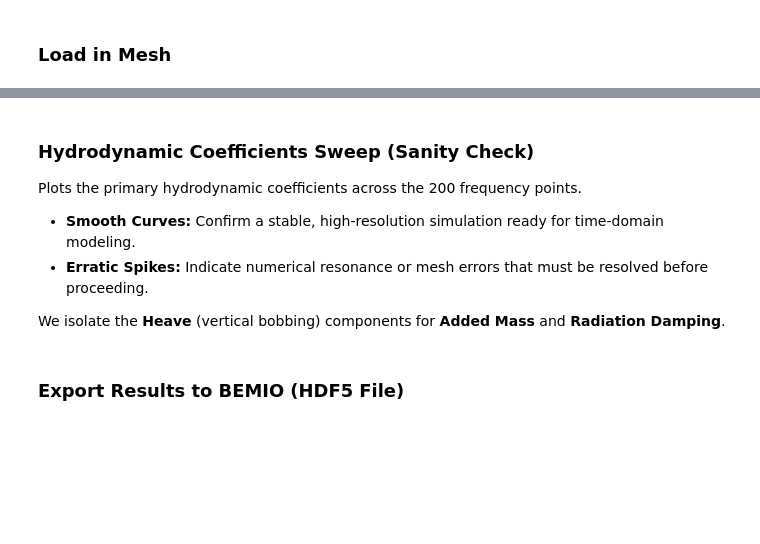
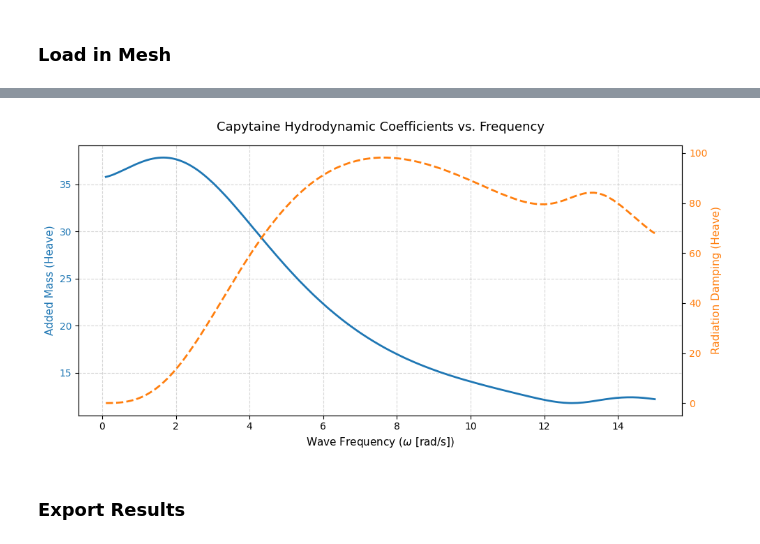
Before and after one commit to liamGaeuman/buoy-wave-processing, a Jupyter notebook: capytaine_hydrodynamics.ipynb, the cells around one changed output, grey strips where cells are left out. Saved outputs shown, nothing was run; the diff lists cells and outputs as text; code cells hidden in the pictures; blank space fills up the shorter version.

```diff
--- a/capytaine_hydrodynamics.ipynb
+++ b/capytaine_hydrodynamics.ipynb
@@ -130,39 +161,31 @@ print(f"Successfully computed {len(results)} hydrodynamic results")
-# %% [markdown]
-### Hydrodynamic Coefficients Sweep (Sanity Check)
-Plots the primary hydrodynamic coefficients across the 200 frequency points.
-* **Smooth Curves:** Confirm a stable, high-resolution simulation ready for time-domain modeling.
-* **Erratic Spikes:** Indicate numerical resonance or mesh errors that must be resolved before proceeding.
-
-We isolate the **Heave** (vertical bobbing) components for **Added Mass** and **Radiation Damping**.
 # %%
-# 1. Gather results into a temporary dataset to extract plotting vectors
 plot_ds = cpt.assemble_dataset(results)
 
 omega_vals = plot_ds.coords['omega'].values
-added_mass_heave = plot_ds['added_mass'].sel(radiating_dof='heave', requested_dof='heave').values
-damping_heave = plot_ds['radiation_damping'].sel(radiating_dof='heave', requested_dof='heave').values
 
-# 2. Construct Dual-Y Axis Plot
+added_mass_heave = plot_ds['added_mass'].sel(radiating_dof='Heave', influenced_dof='Heave').values
+damping_heave = plot_ds['radiation_damping'].sel(radiating_dof='Heave', influenced_dof='Heave').values
+
 fig, ax1 = plt.subplots(figsize=(10, 5))
 
-# Plot Added Mass (Left Axis)
 color = 'tab:blue'
-ax1.set_xlabel('Wave Frequency ($\omega$ [rad/s])', fontsize=11)
+ax1.set_xlabel(r'Wave Frequency ($\omega$ [rad/s])', fontsize=11)
 ax1.set_ylabel('Added Mass (Heave)', color=color, fontsize=11)
 ax1.plot(omega_vals, added_mass_heave, color=color, linewidth=2, label='Added Mass')
 ax1.tick_params(axis='y', labelcolor=color)
 ax1.grid(True, linestyle='--', alpha=0.5)
 
-# Plot Radiation Damping (Right Axis)
 ax2 = ax1.twinx()
 color = 'tab:orange'
 ax2.set_ylabel('Radiation Damping (Heave)', color=color, fontsize=11)
 ax2.plot(omega_vals, damping_heave, color=color, linewidth=2, linestyle='--', label='Radiation Damping')
 ax2.tick_params(axis='y', labelcolor=color)
 
 plt.title('Capytaine Hydrodynamic Coefficients vs. Frequency', fontsize=13, pad=15)
 fig.tight_layout()
 plt.show()
+# %% [output]
+[figure, added]
 # %% [markdown]
-### Export Results to BEMIO (HDF5 File)
+### Export Results
 # %%
```
Also changed, not shown: parts of 12 cells of this notebook.
